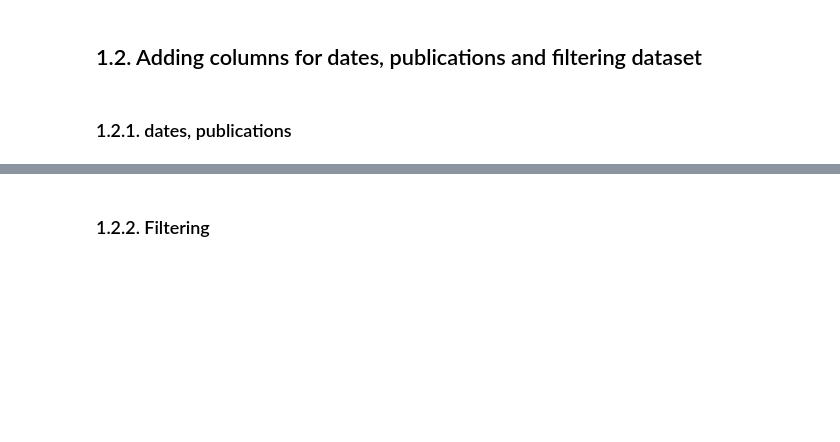
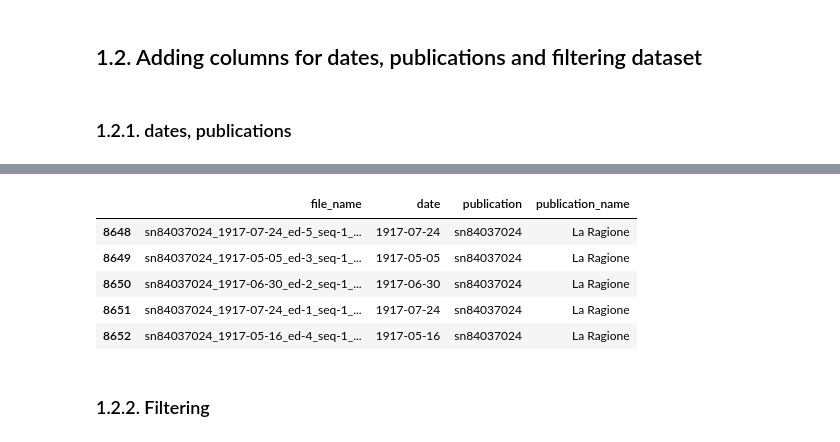
Before and after one commit to DHARPA-Project/TopicModelling-, a Jupyter notebook: topic_modelling_gensim_updated.ipynb, the cells around one changed output, grey strips where cells are left out. Saved outputs shown, nothing was run; the diff lists cells and outputs as text; code cells hidden in the pictures; blank space fills up the shorter version.

```diff
--- a/topic_modelling_gensim_updated.ipynb
+++ b/topic_modelling_gensim_updated.ipynb
@@ -109,3 +111,12 @@ sources.head()
+# %%
+sources.tail()
+# %% [output]
+|  | file_name | date | publication | publication_name |
+| 8648 | sn84037024_1917-07-24_ed-5_seq-1_... | 1917-07-24 | sn84037024 | La Ragione |
+| 8649 | sn84037024_1917-05-05_ed-3_seq-1_... | 1917-05-05 | sn84037024 | La Ragione |
+| 8650 | sn84037024_1917-06-30_ed-2_seq-1_... | 1917-06-30 | sn84037024 | La Ragione |
+| 8651 | sn84037024_1917-07-24_ed-1_seq-1_... | 1917-07-24 | sn84037024 | La Ragione |
+| 8652 | sn84037024_1917-05-16_ed-4_seq-1_... | 1917-05-16 | sn84037024 | La Ragione |
 # %% [markdown]
 ### 1.2.2. Filtering
 # %%
```
Also changed, not shown: parts of 8 cells of this notebook.
